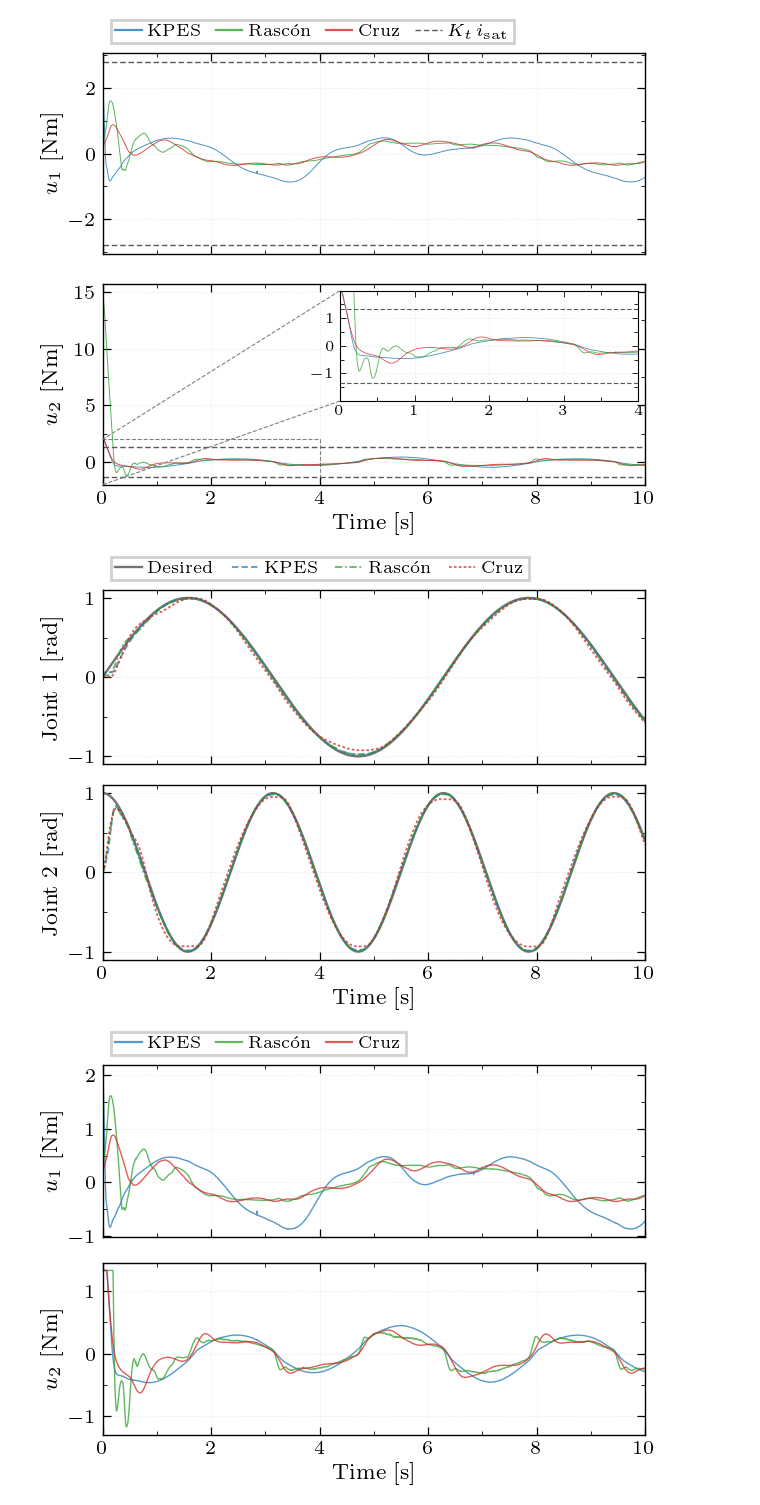
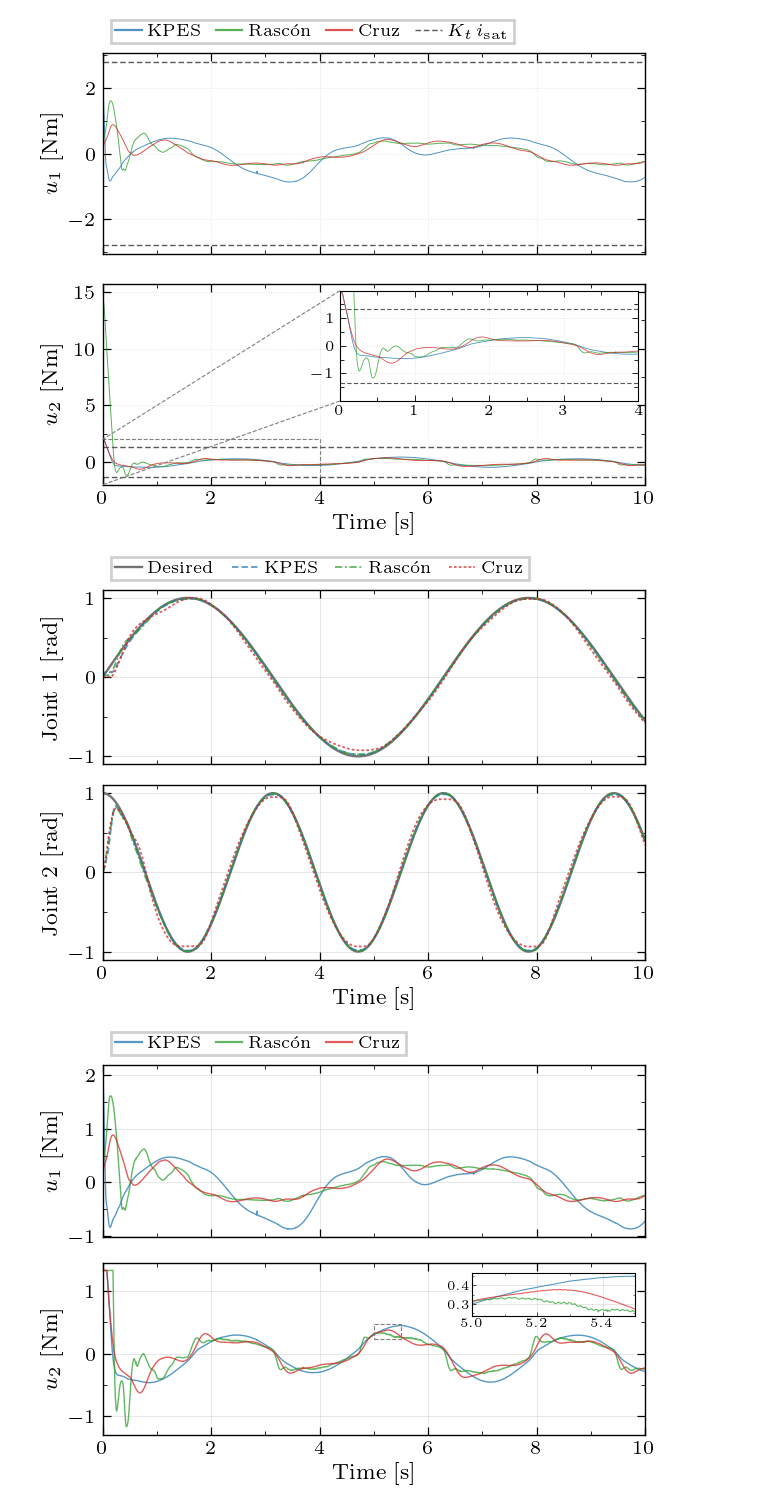
Before and after one commit to larshof1997/Master-Research-Project, a Jupyter notebook: Python Code/plotting.ipynb, the cells around one changed output. Drawn from its saved outputs; the diff is of its cells as text; code cells hidden in the pictures.

```diff
--- a/Python Code/plotting.ipynb
+++ b/Python Code/plotting.ipynb
@@ -1522,7 +1247,7 @@ for c in controllers:
     c['e_rms']  = np.sqrt(np.mean(c['e_norm']**2))
 
 out_dir = Path(data_dir)
-ZOOM_T = (0.0, 2.0)
+
 
 
 # ── Helper: inset zoom ──────────────────────────────────────────────
@@ -1630,6 +1355,7 @@ plt.show()
 # ═══════════════════════════════════════════════════════════════════════
 # Figure 2 – Control inputs
 # ═══════════════════════════════════════════════════════════════════════
+
 fig2, axes2 = plt.subplots(
     2, 1, figsize=(COL_W, 2.4), sharex=True,
     gridspec_kw={'hspace': 0.15},
@@ -1653,6 +1379,47 @@ axes2[0].legend(
     ncol=4, columnspacing=0.8, handletextpad=0.4, borderpad=0.25, fontsize=6,
 )
 
+ZOOM_T = (5.0, 5.5)
+# ── Inset zoom on each joint control input ───────────────────────────
+for j, ax in enumerate(axes2):
+    if j == 1:
+        ax_ins2 = inset_axes(ax, width='30%', height='25%',
+                            loc='upper right', borderpad=0.6)
+        for c in controllers:
+            ax_ins2.plot(c['t'], np.minimum(c['u_total'][:, j], u_max[j]),
+                        color=c['color'], linewidth=0.4, alpha=ALPHA,
+                        linestyle='-')
+        ax_ins2.set_xlim(*ZOOM_T)
+
+        # Auto y-limits from data in zoom window
+        y_vals = []
+        for c in controllers:
+            mask = (c['t'] >= ZOOM_T[0]) & (c['t'] <= ZOOM_T[1])
+            if mask.any():
+                y_vals.append(np.minimum(c['u_total'][mask, j], u_max[j]))
+        y_all = np.concatenate(y_vals)
+        y_margin = 0.1 * (y_all.max() - y_all.min() + 1e-12)
+        ax_ins2.set_ylim(y_all.min() - y_margin, y_all.max() + y_margin)
+
+        ax_ins2.tick_params(labelsize=4.5, direction='in',
+                            length=1.5, width=0.25, pad=1.0)
+        ax_ins2.tick_params(which='minor', length=0.8, width=0.2)
+        ax_ins2.xaxis.set_major_locator(MaxNLocator(nbins=3, integer=False))
+        ax_ins2.xaxis.set_minor_locator(AutoMinorLocator(2))
+        ax_ins2.yaxis.set_minor_locator(AutoMinorLocator(2))
+        ax_ins2.tick_params(top=False, right=False)
+        ax_ins2.set_facecolor('white')
+        for spine in ax_ins2.spines.values():
+            spine.set_linewidth(0.4)
+
+        # Rectangle on parent axes
+        yl = ax_ins2.get_ylim()
+        rect = Rectangle((ZOOM_T[0], yl[0]),
+                        ZOOM_T[1] - ZOOM_T[0], yl[1] - yl[0],
+                        linewidth=0.4, edgecolor=c_rect,
+                        facecolor='none', linestyle='--', zorder=5)
+        ax.add_patch(rect)
+
 fig2.align_ylabels(axes2)
 fig2.savefig(str(out_dir / 'controller_control_input.pdf'))
 fig2.savefig(str(out_dir / 'controller_control_input.png'))
@@ -1662,6 +1429,7 @@ plt.show()
 # ═══════════════════════════════════════════════════════════════════════
 # Figure 3 – Error norm  (with inset, fixed tick overlap)
 # ═══════════════════════════════════════════════════════════════════════
+
 fig3, ax3 = plt.subplots(figsize=(COL_W, 2.4))
 
 for c in controllers:
@@ -1681,6 +1449,7 @@ ax3.yaxis.set_minor_formatter(mpl.ticker.NullFormatter())
 ax3.xaxis.set_minor_locator(AutoMinorLocator(2))
 
 # Inset zoom – placed with padding away from parent ticks
+ZOOM_T = (0.0, 2.0)
 ax_ins = inset_axes(ax3, width='40%', height='30%',
                     loc='upper right', borderpad=0.6)
 
@@ -1709,34 +1478,34 @@ ax_ins.tick_params(labelsize=4.5, direction='in',
 ax_ins.tick_params(which='minor', length=0.8, width=0.2)
 ax_ins.xaxis.set_major_locator(MaxNLocator(nbins=3, integer=False))
 ax_ins.xaxis.set_minor_locator(AutoMinorLocator(2))
 ax_ins.yaxis.set_minor_formatter(mpl.ticker.NullFormatter())
 ax_ins.tick_params(top=False, right=False)
 
 ax_ins.set_facecolor('white')
 for spine in ax_ins.spines.values():
     spine.set_linewidth(0.4)
 
 # Rectangle on parent
 yl_ins = ax_ins.get_ylim()
 rect = Rectangle((0.0, yl_ins[0]),
                   0.5, yl_ins[1] - yl_ins[0],
                   linewidth=0.4, edgecolor=c_rect,
                   facecolor='none', linestyle='--', zorder=5)
 ax3.add_patch(rect)
 
 # Legend
 ax3.legend(
     handles=h_err,
     loc='lower left', bbox_to_anchor=(0.0, 1.01),
     ncol=3, columnspacing=1.0, handletextpad=0.4, borderpad=0.25, fontsize=6,
 )
 
 fig3.savefig(str(out_dir / 'controller_error.pdf'))
 fig3.savefig(str(out_dir / 'controller_error.png'))
 plt.show()
 # %% [output]
 [figure]
-[figure, old version]
+[figure, new version]
 [figure]
 # %%
 # ── Current/torque tracking (IEEE single-column, both joints) ────────
```
Also changed, not shown: parts of 2 cells of this notebook, 40 other files.
